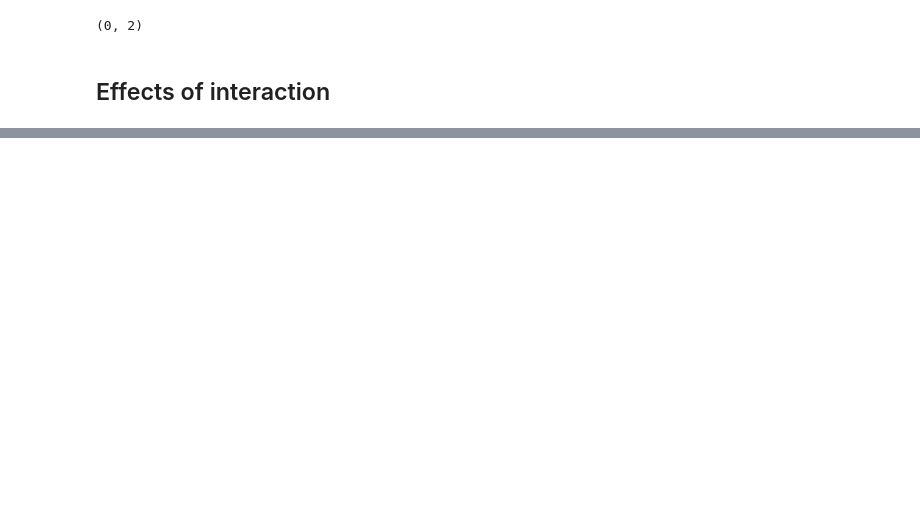
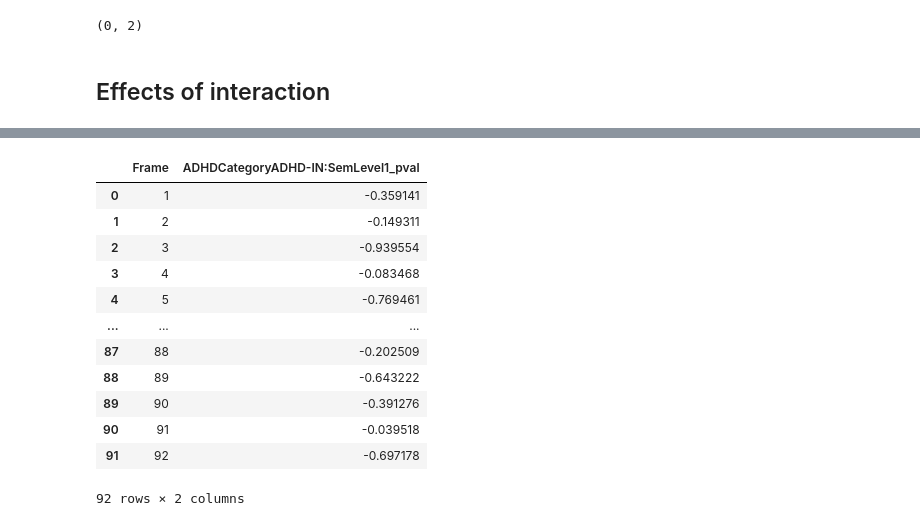
Before and after one commit to gastonbujia/SaliencyADHD, a Jupyter notebook: notebooks/results-models.ipynb, the cells around one changed output, grey strips where cells are left out. Saved outputs shown, nothing was run; the diff lists cells and outputs as text; code cells hidden in the pictures; blank space fills up the shorter version.

```diff
--- a/notebooks/results-models.ipynb
+++ b/notebooks/results-models.ipynb
@@ -231,3 +229,19 @@ array([ 5, 26, 32, 39, 45, 49, 54, 65, 66, 72, 77])
+# %%
+pval
+# %% [output]
+|  | Frame | ADHDCategoryADHD-IN:SemLevel1_pval |
+| 0 | 1 | -0.359141 |
+| 1 | 2 | -0.149311 |
+| 2 | 3 | -0.939554 |
+| 3 | 4 | -0.083468 |
+| 4 | 5 | -0.769461 |
+| ... | ... | ... |
+| 87 | 88 | -0.202509 |
+| 88 | 89 | -0.643222 |
+| 89 | 90 | -0.391276 |
+| 90 | 91 | -0.039518 |
+| 91 | 92 | -0.697178 |
+92 rows × 2 columns
 # %%
 plot_sample_scenes(66, video_name='Diary', images_path='../videos_data/')
 # %% [output]
```
Also changed, not shown: parts of 17 cells of this notebook, 24 other files.
